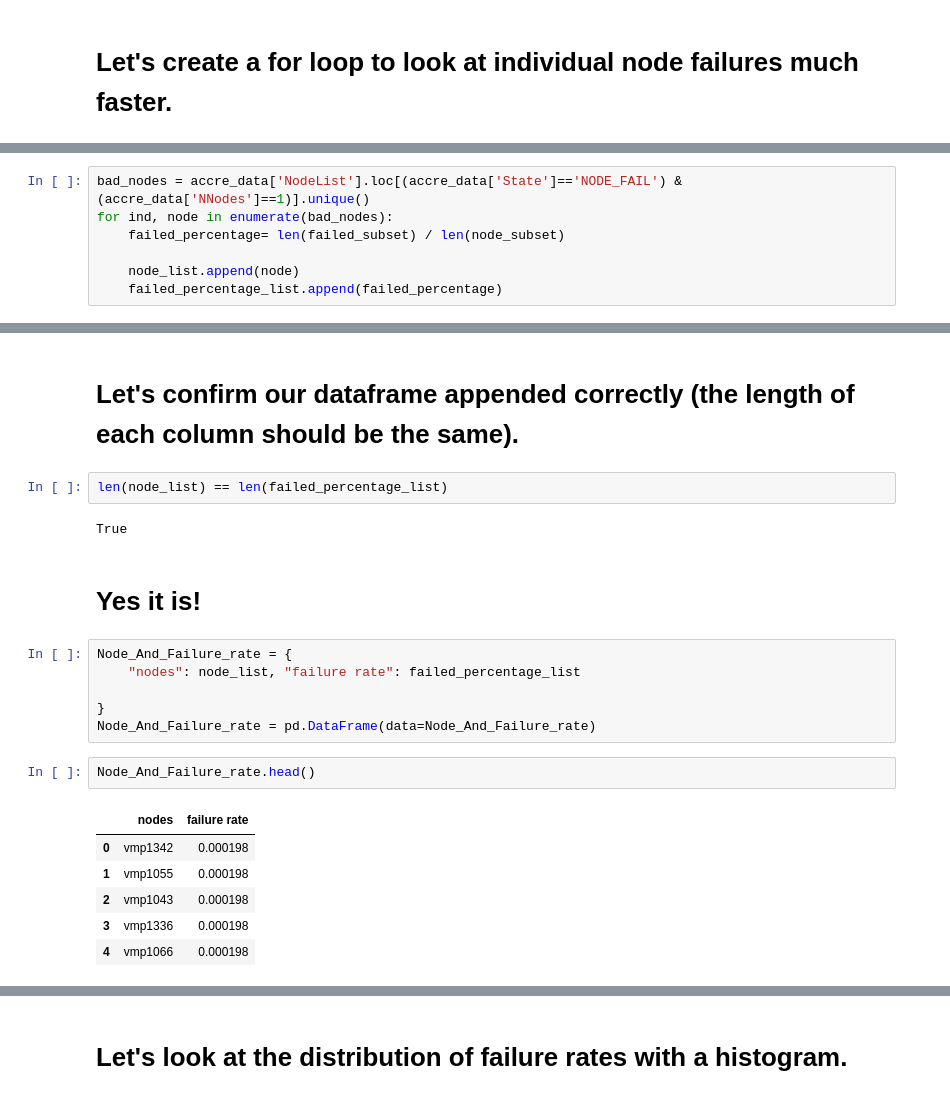
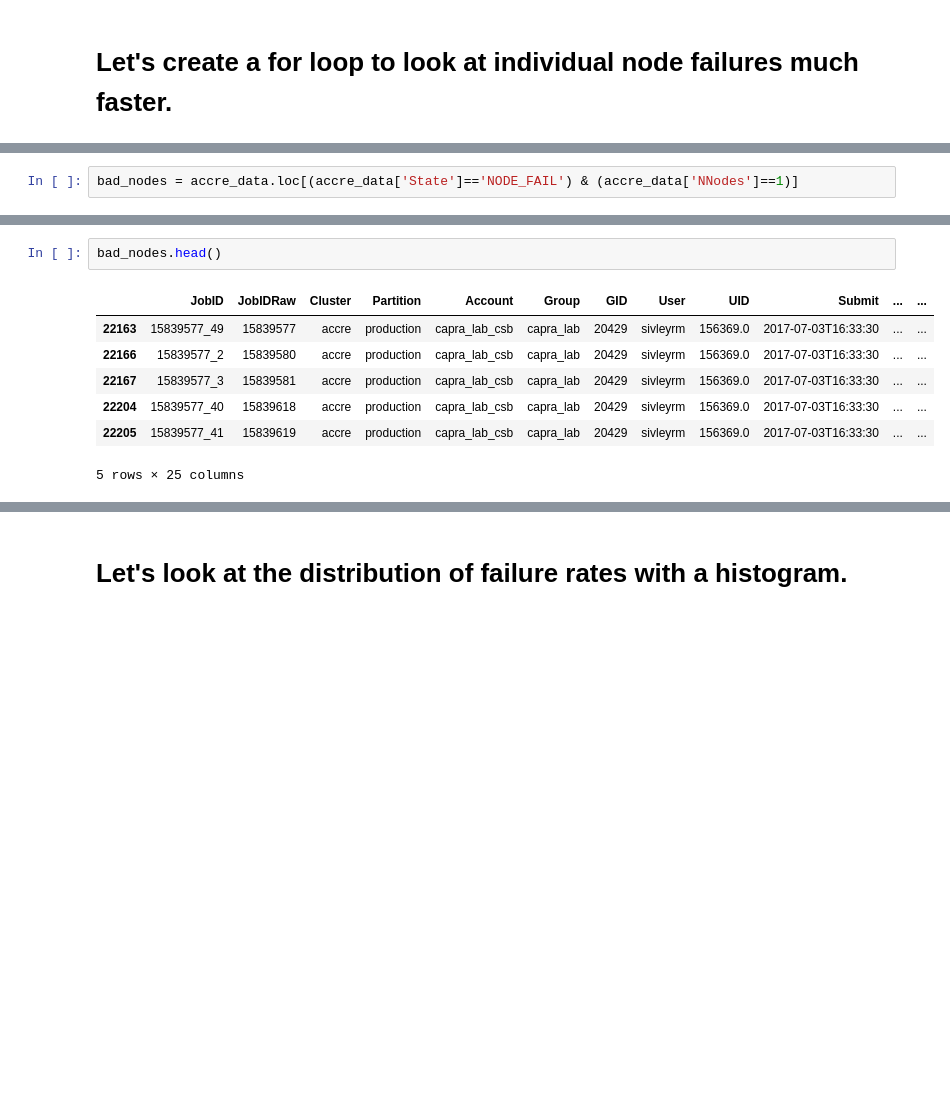
Before and after one commit to Cjcarlevato/data-question-2-dream-crushers, a Jupyter notebook: ACCREdata.ipynb, the cells around one changed output, grey strips where cells are left out. Cells and saved outputs as stored; diff of their text form; blank space fills up the shorter version.

```diff
--- a/ACCREdata.ipynb
+++ b/ACCREdata.ipynb
@@ -175,7 +171,2 @@ failed_subset = accre_data[accre_data['State'] == "NODE_FAIL"]
 # %%
-bad_nodes = accre_data['NodeList'].loc[(accre_data['State']=='NODE_FAIL') & (accre_data['NNodes']==1)].unique()
-for ind, node in enumerate(bad_nodes):
-    failed_percentage= len(failed_subset) / len(node_subset)
-
-    node_list.append(node)
-    failed_percentage_list.append(failed_percentage)
+bad_nodes = accre_data.loc[(accre_data['State']=='NODE_FAIL') & (accre_data['NNodes']==1)]
@@ -197,23 +173,10 @@ node_subset[node_subset['State'] == "NODE_FAIL"]
-# %% [markdown]
-# Let's confirm our dataframe appended correctly (the length of each column should be the same).
-# %%
-len(node_list) == len(failed_percentage_list)
-# %% [output]
-True
-# %% [markdown]
-# Yes it is!
-# %%
-Node_And_Failure_rate = {
-    "nodes": node_list, "failure rate": failed_percentage_list
-
-}
-Node_And_Failure_rate = pd.DataFrame(data=Node_And_Failure_rate)
 # %%
-Node_And_Failure_rate.head()
+bad_nodes.head()
 # %% [output]
-|  | nodes | failure rate |
-| 0 | vmp1342 | 0.000198 |
-| 1 | vmp1055 | 0.000198 |
-| 2 | vmp1043 | 0.000198 |
-| 3 | vmp1336 | 0.000198 |
-| 4 | vmp1066 | 0.000198 |
+|  | JobID | JobIDRaw | Cluster | Partition | Account | Group | GID | User | UID | Submit | ... | ... |
+| 22163 | 15839577_49 | 15839577 | accre | production | capra_lab_csb | capra_lab | 20429 | sivleyrm | 156369.0 | 2017-07-03T16:33:30 | ... | ... |
+| 22166 | 15839577_2 | 15839580 | accre | production | capra_lab_csb | capra_lab | 20429 | sivleyrm | 156369.0 | 2017-07-03T16:33:30 | ... | ... |
+| 22167 | 15839577_3 | 15839581 | accre | production | capra_lab_csb | capra_lab | 20429 | sivleyrm | 156369.0 | 2017-07-03T16:33:30 | ... | ... |
+| 22204 | 15839577_40 | 15839618 | accre | production | capra_lab_csb | capra_lab | 20429 | sivleyrm | 156369.0 | 2017-07-03T16:33:30 | ... | ... |
+| 22205 | 15839577_41 | 15839619 | accre | production | capra_lab_csb | capra_lab | 20429 | sivleyrm | 156369.0 | 2017-07-03T16:33:30 | ... | ... |
+5 rows × 25 columns
```
Also changed, not shown: parts of 40 cells of this notebook.
